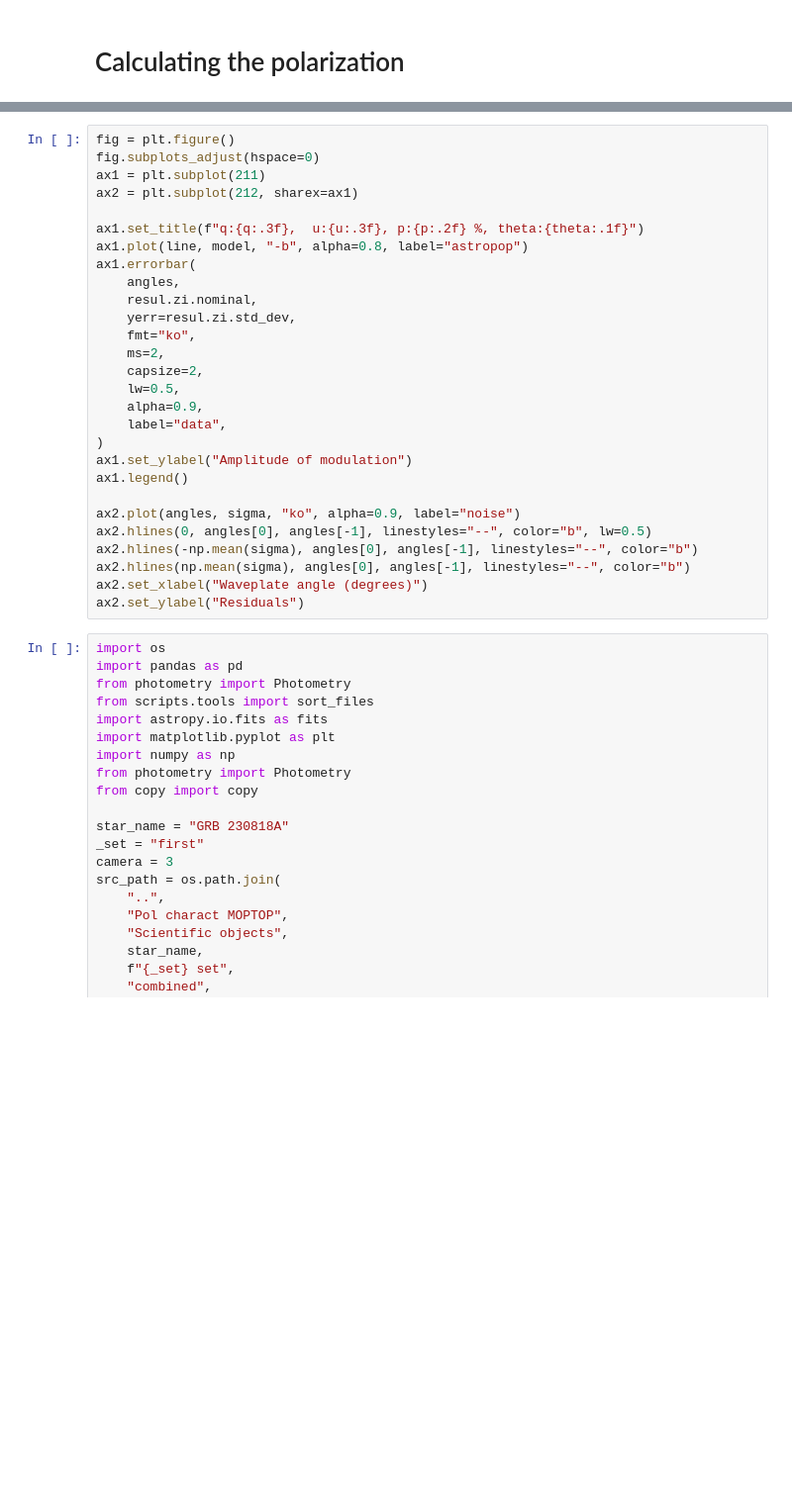
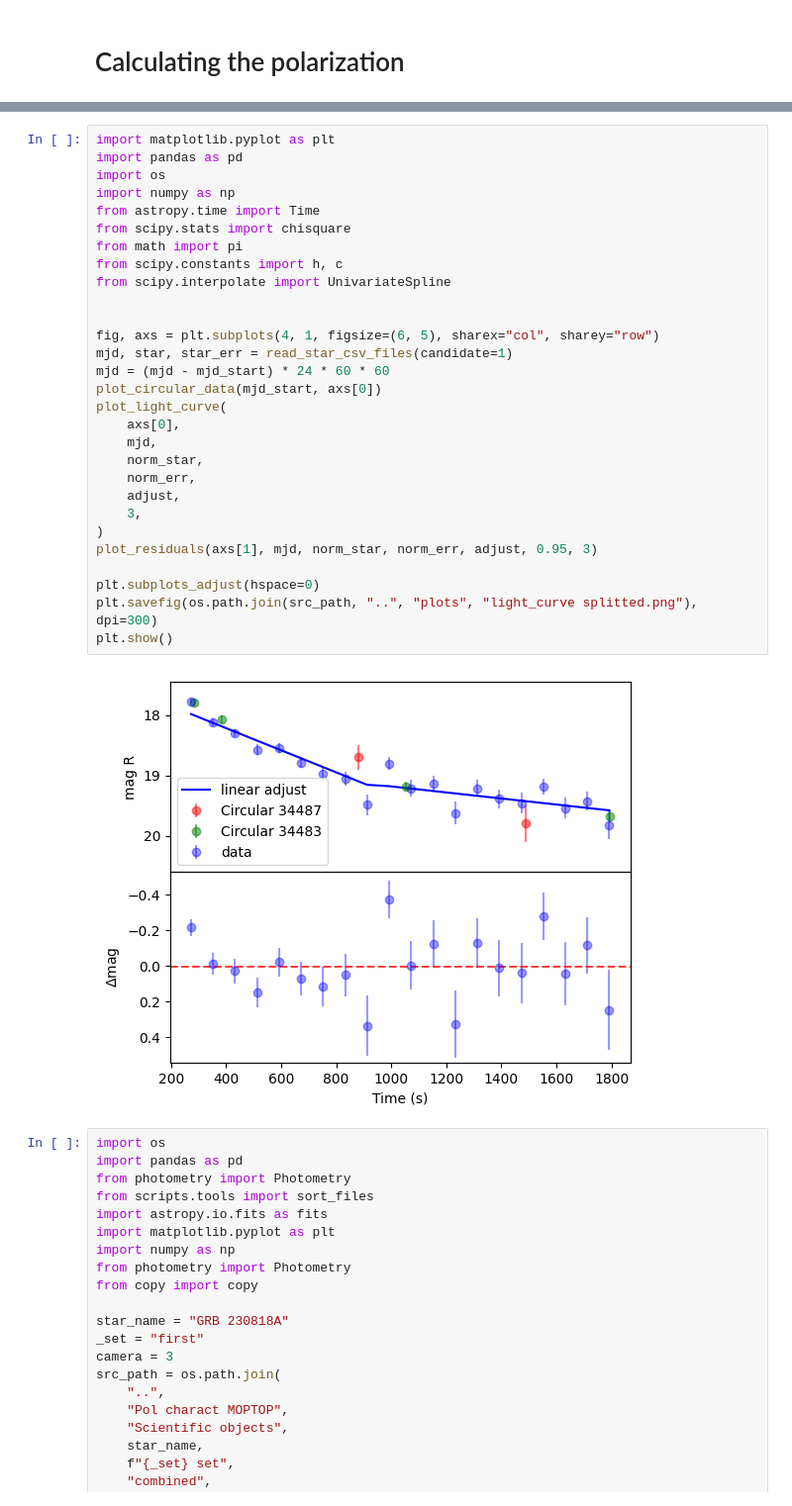
Before and after one commit to DBernardes/Tools-for-the-MOPTOP-pipeline-products, a Jupyter notebook: photometry_extraction.ipynb, the cells around one changed output, grey strips where cells are left out. Shown at 99% size. Saved outputs shown, nothing was run; the diff lists cells and outputs as text; blank space fills up the shorter version.

```diff
--- a/photometry_extraction.ipynb
+++ b/photometry_extraction.ipynb
@@ -759,31 +578,34 @@ FileNotFoundError: [Errno 2] No such file or directory: 'csv/plane_coefficients.
-# %%
-fig = plt.figure()
-fig.subplots_adjust(hspace=0)
-ax1 = plt.subplot(211)
-ax2 = plt.subplot(212, sharex=ax1)
-
-ax1.set_title(f"q:{q:.3f},  u:{u:.3f}, p:{p:.2f} %, theta:{theta:.1f}")
-ax1.plot(line, model, "-b", alpha=0.8, label="astropop")
-ax1.errorbar(
-    angles,
-    resul.zi.nominal,
-    yerr=resul.zi.std_dev,
-    fmt="ko",
-    ms=2,
-    capsize=2,
-    lw=0.5,
-    alpha=0.9,
-    label="data",
-)
-ax1.set_ylabel("Amplitude of modulation")
-ax1.legend()
-
-ax2.plot(angles, sigma, "ko", alpha=0.9, label="noise")
-ax2.hlines(0, angles[0], angles[-1], linestyles="--", color="b", lw=0.5)
-ax2.hlines(-np.mean(sigma), angles[0], angles[-1], linestyles="--", color="b")
-ax2.hlines(np.mean(sigma), angles[0], angles[-1], linestyles="--", color="b")
-ax2.set_xlabel("Waveplate angle (degrees)")
-ax2.set_ylabel("Residuals")
+# %%
+import matplotlib.pyplot as plt
+import pandas as pd
+import os
+import numpy as np
+from astropy.time import Time
+from scipy.stats import chisquare
+from math import pi
+from scipy.constants import h, c
+from scipy.interpolate import UnivariateSpline
+
+
+fig, axs = plt.subplots(4, 1, figsize=(6, 5), sharex="col", sharey="row")
+mjd, star, star_err = read_star_csv_files(candidate=1)
+mjd = (mjd - mjd_start) * 24 * 60 * 60
+plot_circular_data(mjd_start, axs[0])
+plot_light_curve(
+    axs[0],
+    mjd,
+    norm_star,
+    norm_err,
+    adjust,
+    3,
+)
+plot_residuals(axs[1], mjd, norm_star, norm_err, adjust, 0.95, 3)
+
+plt.subplots_adjust(hspace=0)
+plt.savefig(os.path.join(src_path, "..", "plots", "light_curve splitted.png"), dpi=300)
+plt.show()
+# %% [output]
+[figure, added]
 # %%
 import os
 import pandas as pd
```
Also changed, not shown: parts of 6 cells of this notebook, 1 other file.
